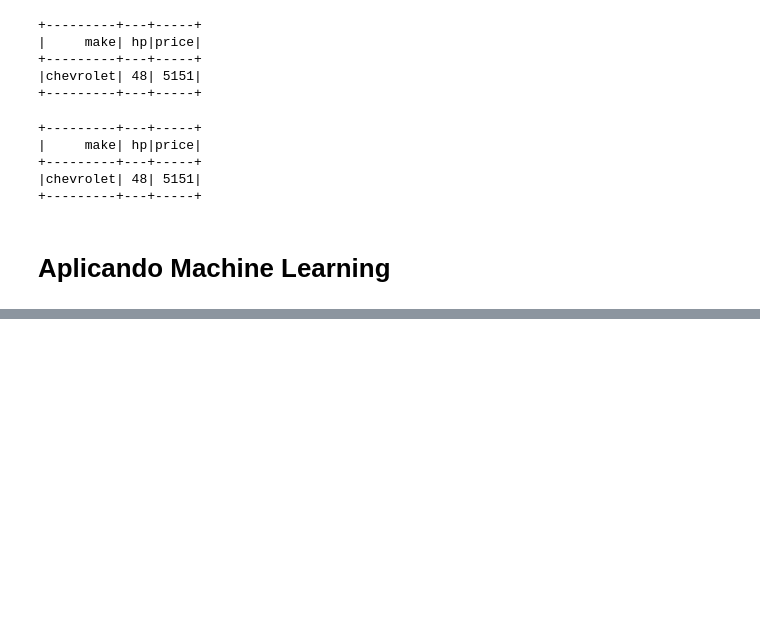
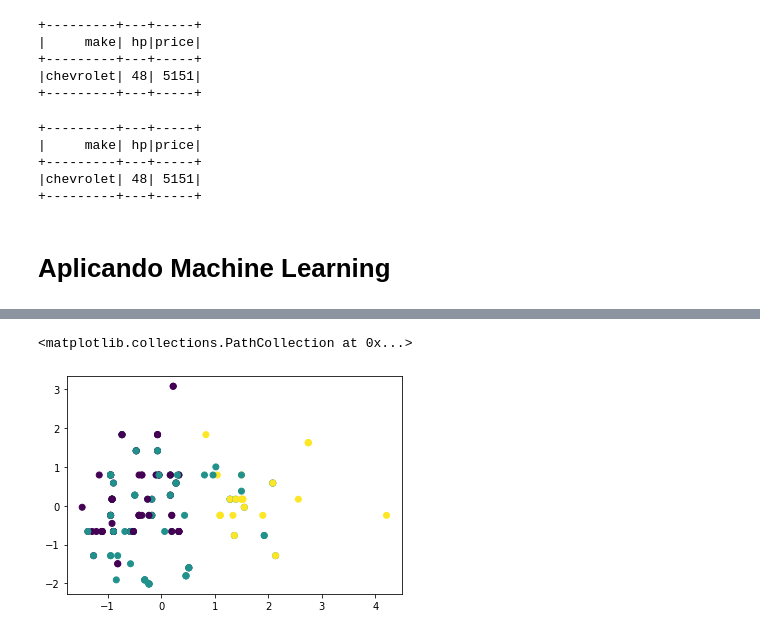
Before and after one commit to lucvsbraga/Jupyter-Notebooks, a Jupyter notebook: spark/SQL Spark/Spark SQL.ipynb, the cells around one changed output, grey strips where cells are left out. Saved outputs shown, nothing was run; the diff lists cells and outputs as text; code cells hidden in the pictures; blank space fills up the shorter version.

Commit message:
machine learning spark

```diff
--- a/spark/SQL Spark/Spark SQL.ipynb
+++ b/spark/SQL Spark/Spark SQL.ipynb
@@ -229,0 +342,5 @@ carrosTT.show()
+# %%
+# Criando um Spark Dataframe
+autoRows = csAuto.map(lambda f:Row(features = f))
+autoDf = spSession.createDataFrame(autoRows)
+autoDf.select("features").show(10)
@@ -229,0 +363,7 @@ carrosTT.show()
+# %%
+# Importando o algoritmo K-Means para clusterização
+from pyspark.ml.clustering import KMeans
+kmeans = KMeans(k = 3, seed = 1)
+modelo = kmeans.fit(autoDf)
+previsoes = modelo.transform(autoDf)
+previsoes.show()
@@ -229,0 +393,14 @@ carrosTT.show()
+# %%
+def unstripData(instr) :
+    return ( instr["prediction"], instr["features"][0], instr["features"][1],instr["features"][2],instr["features"][3])
+# %%
+# Organizando os dados para o Plot
+unstripped = previsoes.rdd.map(unstripData)
+predList = unstripped.collect()
+predPd = pd.DataFrame(predList)
+# %%
+plt.cla()
+plt.scatter(predPd[3], predPd[4], c = predPd[0])
+# %% [output]
+<matplotlib.collections.PathCollection at 0x...>
+[figure, added]
```
Also changed, not shown: parts of 15 cells of this notebook.
